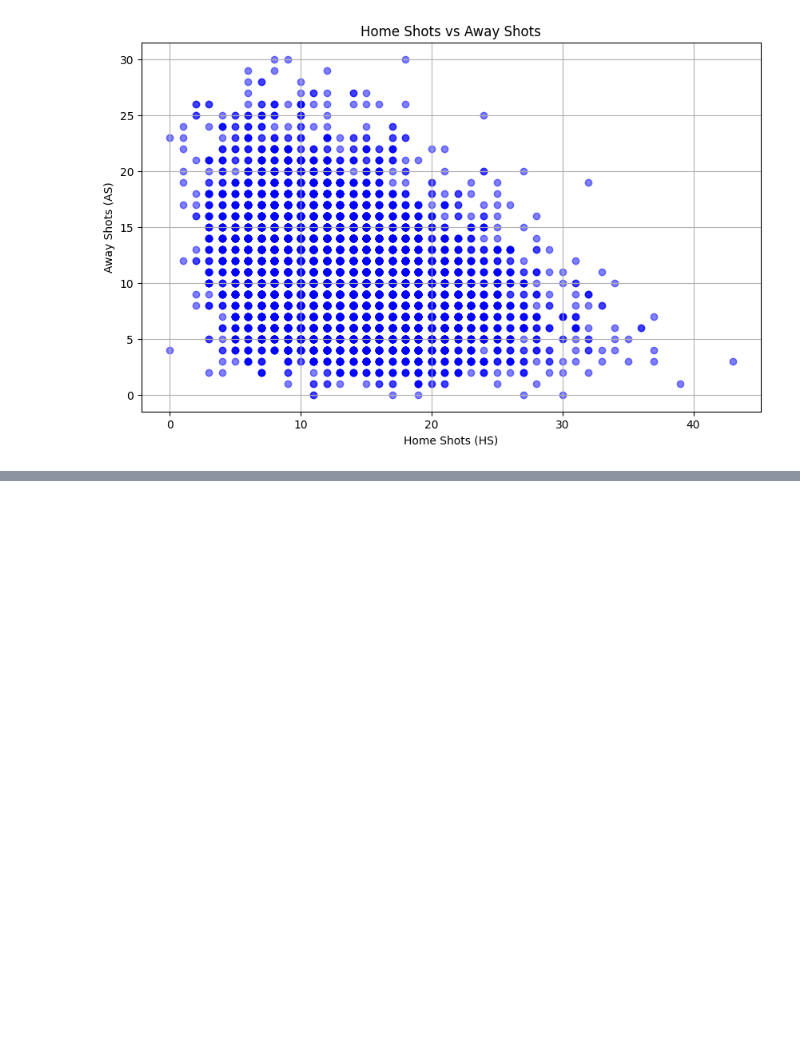
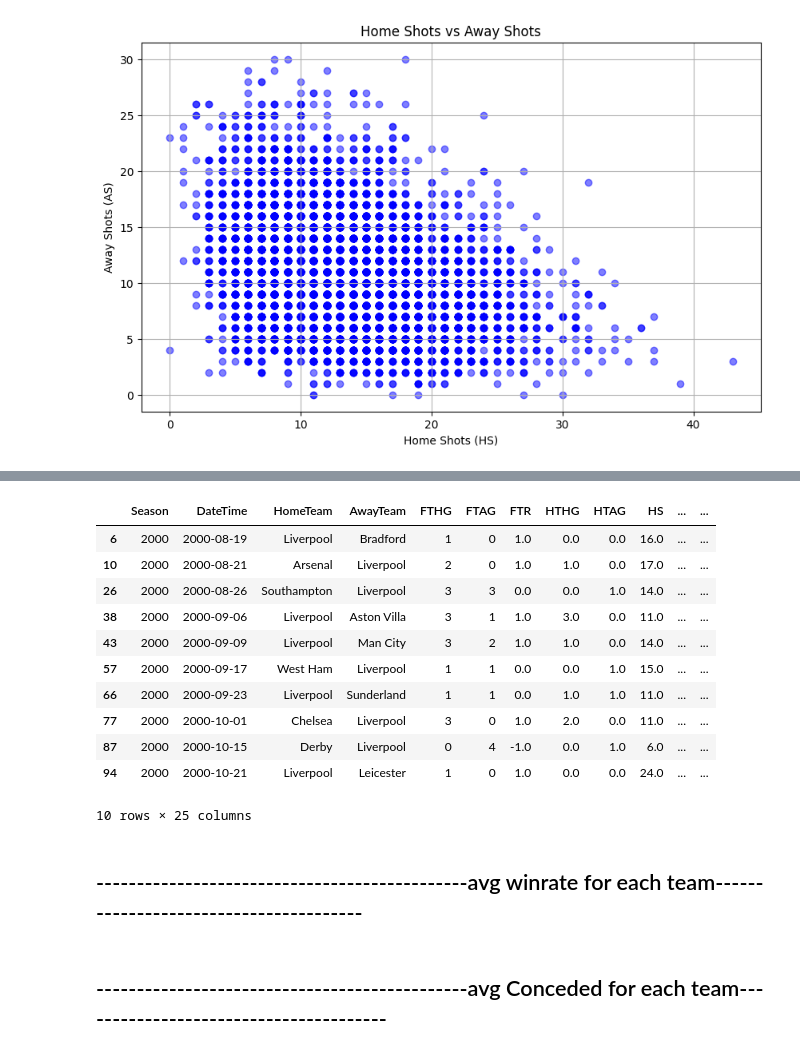
Before and after one commit to Ababtin/Premier-League-matches-predictions, a Jupyter notebook: notebooks/notebook.ipynb, the cells around one changed output, grey strips where cells are left out. Drawn from its saved outputs; the diff is of its cells as text; code cells hidden in the pictures; blank space fills up the shorter version.

```diff
--- a/notebooks/notebook.ipynb
+++ b/notebooks/notebook.ipynb
@@ -369,0 +372,2 @@ df[(df['HomeTeam']=='Chelsea') | (df['AwayTeam']=='Chelsea')]
+# %%
+df=add_conversion_rate_features(df, window=10)
@@ -369,0 +385,20 @@ df[(df['HomeTeam']=='Chelsea') | (df['AwayTeam']=='Chelsea')]
+# %%
+
+df[(df['HomeTeam']=='Liverpool') | (df['AwayTeam']=='Liverpool')].head(10)
+# %% [output]
+|  | Season | DateTime | HomeTeam | AwayTeam | FTHG | FTAG | FTR | HTHG | HTAG | HS | ... | ... |
+| 6 | 2000 | 2000-08-19 | Liverpool | Bradford | 1 | 0 | 1.0 | 0.0 | 0.0 | 16.0 | ... | ... |
+| 10 | 2000 | 2000-08-21 | Arsenal | Liverpool | 2 | 0 | 1.0 | 1.0 | 0.0 | 17.0 | ... | ... |
+| 26 | 2000 | 2000-08-26 | Southampton | Liverpool | 3 | 3 | 0.0 | 0.0 | 1.0 | 14.0 | ... | ... |
+| 38 | 2000 | 2000-09-06 | Liverpool | Aston Villa | 3 | 1 | 1.0 | 3.0 | 0.0 | 11.0 | ... | ... |
+| 43 | 2000 | 2000-09-09 | Liverpool | Man City | 3 | 2 | 1.0 | 1.0 | 0.0 | 14.0 | ... | ... |
+| 57 | 2000 | 2000-09-17 | West Ham | Liverpool | 1 | 1 | 0.0 | 0.0 | 1.0 | 15.0 | ... | ... |
+| 66 | 2000 | 2000-09-23 | Liverpool | Sunderland | 1 | 1 | 0.0 | 1.0 | 1.0 | 11.0 | ... | ... |
+| 77 | 2000 | 2000-10-01 | Chelsea | Liverpool | 3 | 0 | 1.0 | 2.0 | 0.0 | 11.0 | ... | ... |
+| 87 | 2000 | 2000-10-15 | Derby | Liverpool | 0 | 4 | -1.0 | 0.0 | 1.0 | 6.0 | ... | ... |
+| 94 | 2000 | 2000-10-21 | Liverpool | Leicester | 1 | 0 | 1.0 | 0.0 | 0.0 | 24.0 | ... | ... |
+10 rows × 25 columns
+# %% [markdown]
+##  ----------------------------------------------avg winrate for each team---------------------------------------
+# %% [markdown]
+##  ----------------------------------------------avg Conceded for each team---------------------------------------
```
Also changed, not shown: parts of 23 cells of this notebook.
